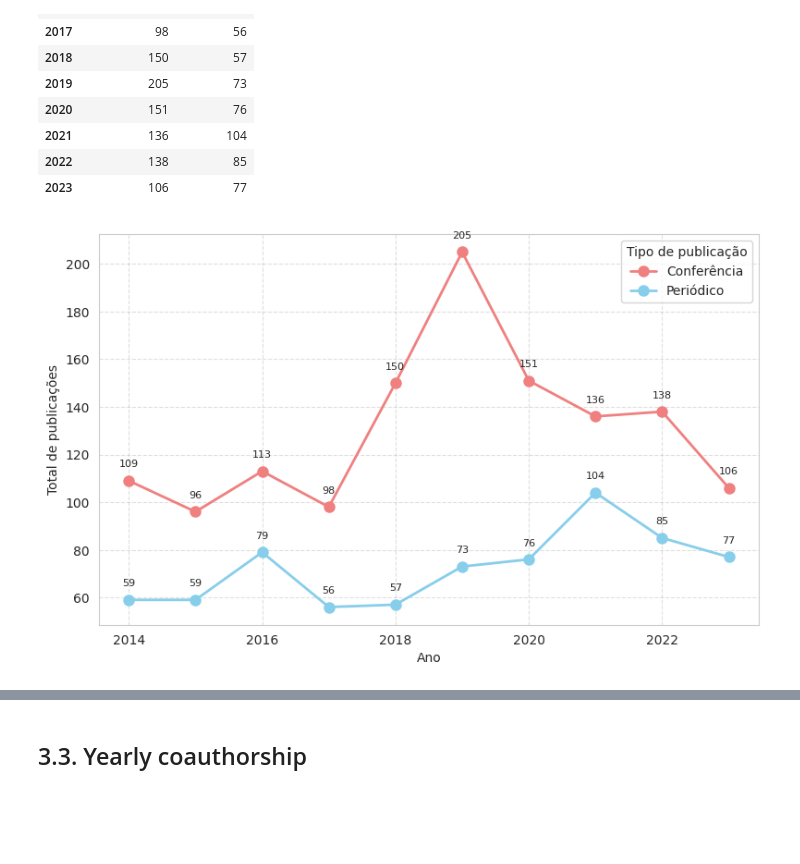
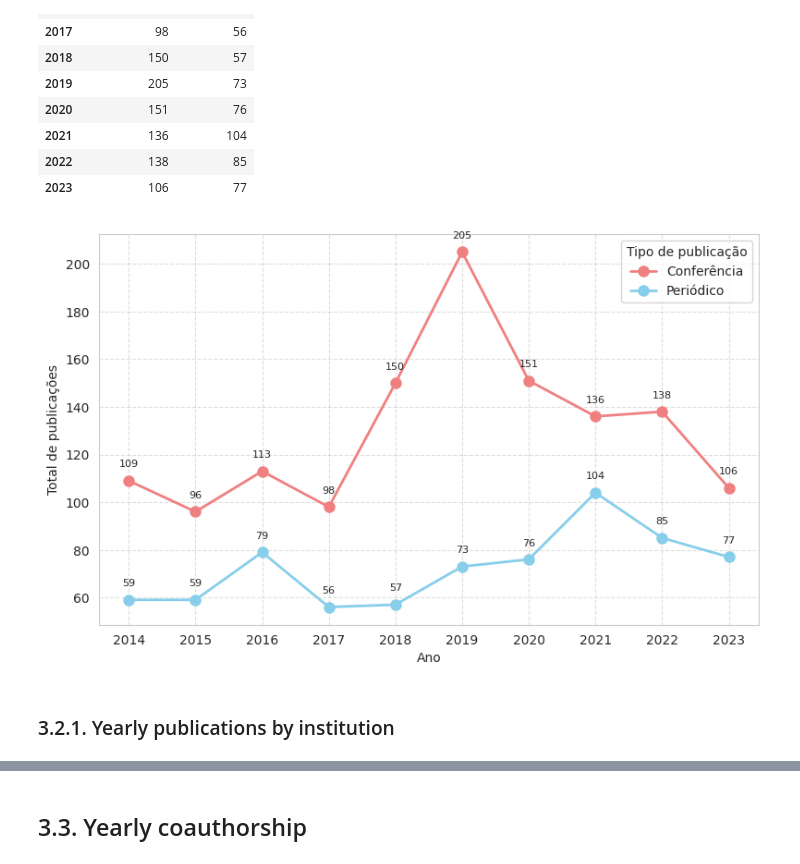
Before and after one commit to jeojildo/ppgcc-coautorias, a Jupyter notebook: notebooks/04-visualization.ipynb, the cells around one changed output, grey strips where cells are left out. Saved outputs shown, nothing was run; the diff lists cells and outputs as text; code cells hidden in the pictures; blank space fills up the shorter version.

```diff
--- a/notebooks/04-visualization.ipynb
+++ b/notebooks/04-visualization.ipynb
@@ -96,26 +101,29 @@ df_yearly
 # %%
 fig_yearly_pub, ax_yearly_pub = plt.subplots(figsize=(8, 5))
 df_yearly.plot(kind="line", ax=ax_yearly_pub, color=["lightcoral", "skyblue"], marker='o', linewidth=2, markersize=8)
 
 ax_yearly_pub.set_xlabel("Ano")
 ax_yearly_pub.set_ylabel("Total de publicações")
 ax_yearly_pub.legend(title="Tipo de publicação", labels=["Conferência", "Periódico"])
 
 for line in ax_yearly_pub.get_lines():
     for x, y in zip(line.get_xdata(), line.get_ydata()):
         ax_yearly_pub.text(x, y+5, f"{y}", fontsize=8, ha='center', va='bottom')
 
 ax_yearly_pub.yaxis.grid(linestyle='--', which='major', color='grey', alpha=.25)
 ax_yearly_pub.xaxis.grid(linestyle='--', which='major', color='grey', alpha=.25)
 
-ax_yearly_pub.set_xticklabels(ax_yearly_pub.get_xticklabels(), rotation=0)
+ax_yearly_pub.set_xticks(df_yearly.index)
+ax_yearly_pub.set_xticklabels(df_yearly.index, rotation=0)
 
 plt.tight_layout()
 
 plt.savefig(Path(visualization_directory, "yearly_publications.png"), dpi=300, bbox_inches='tight')
 plt.savefig(Path(visualization_directory, "yearly_publications.svg"), format='svg', bbox_inches='tight')
 plt.savefig(Path(visualization_directory, "yearly_publications.pdf"), format='pdf', bbox_inches='tight')
 
 plt.show()
 # %% [output]
-[figure, old version]
+[figure, new version]
+# %% [markdown]
+### 3.2.1. Yearly publications by institution
```
Also changed, not shown: parts of 35 cells of this notebook.
